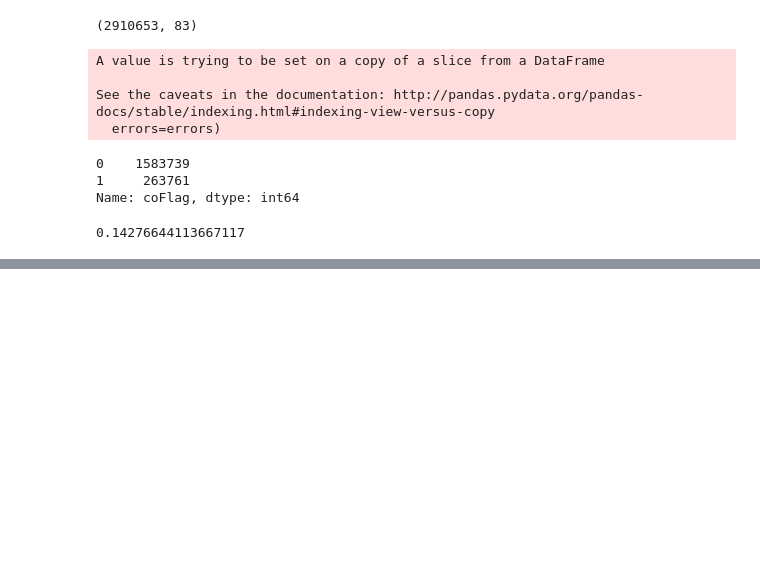
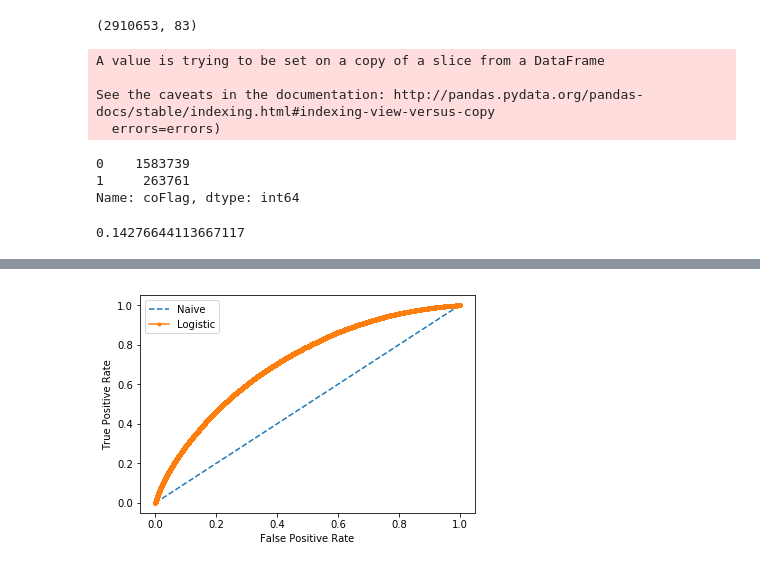
Before and after one commit to vvkhar/LC, a Jupyter notebook: LC.ipynb, the cells around one changed output, grey strips where cells are left out. Saved outputs shown, nothing was run; the diff lists cells and outputs as text; code cells hidden in the pictures; blank space fills up the shorter version.

```diff
--- a/LC.ipynb
+++ b/LC.ipynb
@@ -466,0 +487,16 @@ cm = confusion_matrix(df_Ytest, predictions)
+# %%
+n_fpr, n_tpr, _ = roc_curve(df_Ytest, n_probs)
+lr_fpr, lr_tpr, _ = roc_curve(df_Ytest, lr_probs)
+
+# plot the roc curve for the model
+pyplot.plot(n_fpr, n_tpr, linestyle='--', label='Naive')
+pyplot.plot(lr_fpr, lr_tpr, marker='.', label='Logistic')
+# axis labels
+pyplot.xlabel('False Positive Rate')
+pyplot.ylabel('True Positive Rate')
+# show the legend
+pyplot.legend()
+# show the plot
+pyplot.show()
+# %% [output]
+[figure, added]
```
Also changed, not shown: parts of 51 cells of this notebook, 3 other files.
